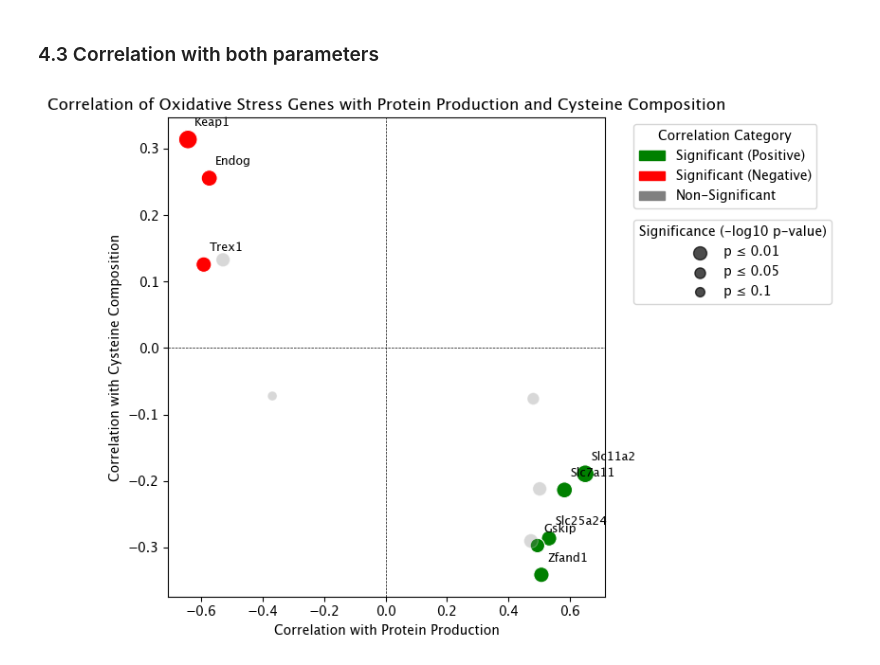
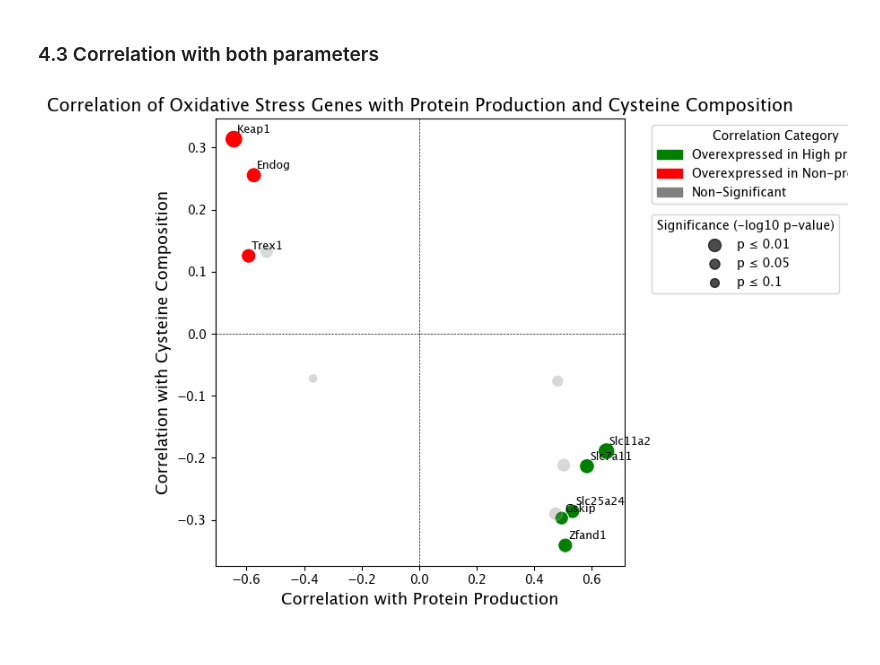
Before and after one commit to pablodig/Secretome_features_prediction, a Jupyter notebook: RNA_seq_analysis.ipynb, the cells around one changed output. Saved outputs shown, nothing was run; the diff lists cells and outputs as text; code cells hidden in the pictures.

```diff
--- a/RNA_seq_analysis.ipynb
+++ b/RNA_seq_analysis.ipynb
@@ -413,6 +464,12 @@ paper_order = {'Mina': 1, 'Malm': 2, 'Giulia': 3}
 # Create a new column for sorting
 selected_genes['PaperOrder'] = selected_genes['Paper'].map(paper_order)
 
+# Mask gene names for unpublished studies (Giulia and Mina)
+unpublished_mask = selected_genes['Paper'].isin(['Mina', 'Giulia'])
+counter = 1
+for idx in selected_genes[unpublished_mask].index:
+    selected_genes.loc[idx, 'Gene'] = f'Gene {counter}'
+    counter += 1
 
 # Sort by Paper → then optionally by the original custom_genes order
 # or just keep the order they appear in paper_mapping
@@ -774,47 +839,47 @@ scatter = sns.scatterplot(
 for i, row in combined_corr_df.iterrows():
     if row['Significance']:  # Only label significant genes
         plt.text(
-            row['Correlation_Protein'] + 0.02,  # Offset for better visibility
-            row['Correlation_Cysteine'] + 0.02,
+            row['Correlation_Protein'] + 0.01,  # Offset for better visibility
+            row['Correlation_Cysteine'] + 0.01,
             row['Gene'],
             fontsize=9,
             ha='left'
         )
 
 # Add labels and title
-plt.xlabel('Correlation with Protein Production')
-plt.ylabel('Correlation with Cysteine Composition')
-plt.title('Correlation of Oxidative Stress Genes with Protein Production and Cysteine Composition')
+plt.xlabel('Correlation with Protein Production', fontsize=13)
+plt.ylabel('Correlation with Cysteine Composition', fontsize=13)
+plt.title('Correlation of Oxidative Stress Genes with Protein Production and Cysteine Composition', fontsize=14)
 plt.axhline(0, color='black', linestyle='--', linewidth=0.5)  # Add horizontal line at y=0
 plt.axvline(0, color='black', linestyle='--', linewidth=0.5)  # Add vertical line at x=0
 
 # ----- Custom Legend for Colors -----
 legend_patches = [
-    mpatches.Patch(color='green', label='Significant (Positive)'),
-    mpatches.Patch(color='red', label='Significant (Negative)'),
+    mpatches.Patch(color='green', label='Overexpressed in High producers'),
+    mpatches.Patch(color='red', label='Overexpressed in Non-producers'),
     mpatches.Patch(color='gray', label='Non-Significant')
 ]
 color_legend = plt.legend(handles=legend_patches, title='Correlation Category', bbox_to_anchor=(1.05, 1), loc='upper left')
 
 # ----- Custom Legend for P-value Sizes -----
 size_legend_labels = [0.01, 0.05, 0.1]  # Example p-values to show
 size_legend = [plt.scatter([], [], s=-np.log10(p) * 50, color='black', alpha=0.7) for p in size_legend_labels]
 
 plt.legend(
     size_legend,
     [f'p ≤ {p}' for p in size_legend_labels],  # Change "=" to "≤"
     title='Significance (-log10 p-value)',
     bbox_to_anchor=(1.05, 0.8),
     loc='upper left'
 )
 
 # Re-add color legend after p-value legend
 plt.gca().add_artist(color_legend)
 
 # Save the plot
 plt.savefig('results/Corr_oxi_stress_genes_cysteinevsprotyield_combinedP_gray.svg', dpi=300, bbox_inches='tight')
 
 plt.tight_layout()
 plt.show()
 # %% [output]
-[figure, old version]
+[figure, new version]
```
Also changed, not shown: parts of 10 cells of this notebook, 12 other files.
